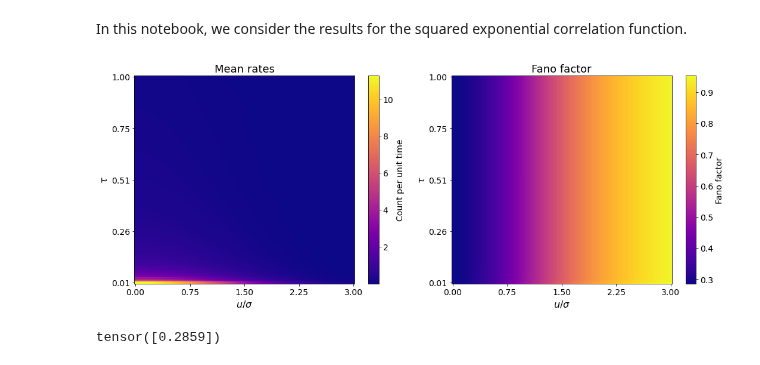
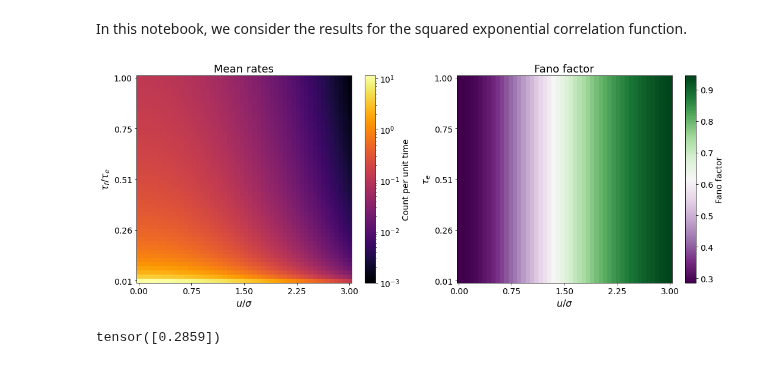
Before and after one commit to shivangrawat/gaussian-crossings, a Jupyter notebook: examples/squared_exponential.ipynb, the cells around one changed output. Saved outputs shown, nothing was run; the diff lists cells and outputs as text; code cells hidden in the pictures.

```diff
--- a/examples/squared_exponential.ipynb
+++ b/examples/squared_exponential.ipynb
@@ -12,11 +14,11 @@ import gaussian_crossings as gc
 T = 100.0    # Total simulation time (e.g., 10 time units)
 sigma = 1.0 # Standard deviation (amplitude) of the process
 # %%
-num_points_taus = 100
+num_points_taus = 50
 taus = torch.linspace(0.01, 1.0, num_points_taus)
 
-num_points_zeta = 100
-zeta = torch.linspace(0.0, sigma * 3.0, num_points_zeta) / sigma
+num_points_zeta = 50
+zeta = torch.linspace(0.0, 3.0, num_points_zeta)
 
 mean_rates = torch.zeros(num_points_taus, num_points_zeta)
 fano_factors = torch.zeros(num_points_taus, num_points_zeta)
@@ -25,7 +27,7 @@ for i in range(num_points_taus):
     for j in range(num_points_zeta):
         u = zeta[j] * sigma
         tau = taus[i]
-        model = gc.GaussianUpCrossings(r_func=gc.r_squared_exp, u=u, tau=tau, sigma=sigma)
+        model = gc.GaussianUpCrossingsDimless(r_func=gc.r_squared_exp, u=u, tau=tau, sigma=sigma)
         mean_rates[i, j] = model.upcrossing_mean_rate()
         fano_factors[i, j] = model.upcrossing_fano_factor_CLT(epsilon_left=1e-2, epsilon_right=1e-5)
 # %%
@@ -57,7 +59,8 @@ taus_edges = compute_edges(taus)
 # -----------------------
 # Plotting parameters
 # -----------------------
-cmap = 'plasma'
+cmap_mean = 'inferno'
+cmap_fano = 'PRGn'
 label_fontsize = 16
 tick_fontsize = 14
 title_fontsize = 18
@@ -70,48 +73,54 @@ y_ticks = np.linspace(taus.min(), taus.max(), num_ticks)
 
 # -----------------------
 # Create the figure and subplots
-# -----------------------
+
 fig, axes = plt.subplots(1, 2, figsize=(15, 6))
 
-# -----------------------
-# Left subplot: Mean Rates
-# -----------------------
-pc0 = axes[0].pcolormesh(zeta_edges, taus_edges, mean_rates, shading='auto', cmap=cmap)
+# ---- Left subplot: Mean Rates with Linear Scale ----
+# Set a small threshold epsilon for the lower bound (adjust as needed)
+epsilon = 1e-3
+# Clip the data so that no value is below epsilon
+adjusted_mean_rates = np.clip(mean_rates, epsilon, None)
+# Set up LogNorm with vmin set to epsilon and vmax as the maximum of the adjusted data
+log_norm = LogNorm(vmin=epsilon, vmax=adjusted_mean_rates.max())
+
+pc0 = axes[0].pcolormesh(zeta_edges, taus_edges, adjusted_mean_rates, shading='auto',
+                         cmap=cmap_mean, norm=log_norm)
 cbar0 = fig.colorbar(pc0, ax=axes[0])
 cbar0.set_label("Count per unit time", fontsize=cbar_labelsize)
 cbar0.ax.tick_params(labelsize=tick_fontsize)
 
 axes[0].set_xlabel(r'$u/\sigma$', fontsize=label_fontsize)
-axes[0].set_ylabel(r'$\tau$', fontsize=label_fontsize)
+axes[0].set_ylabel(r'$\tau_f/\tau_e$', fontsize=label_fontsize)
 axes[0].set_title('Mean rates', fontsize=title_fontsize)
-# Set independent ticks
 axes[0].set_xticks(x_ticks)
 axes[0].set_yticks(y_ticks)
 axes[0].set_xticklabels([f"{val:.2f}" for val in x_ticks], fontsize=tick_fontsize)
 axes[0].set_yticklabels([f"{val:.2f}" for val in y_ticks], fontsize=tick_fontsize)
 
 # -----------------------
 # Right subplot: Fano Factors
 # -----------------------
-pc1 = axes[1].pcolormesh(zeta_edges, taus_edges, fano_factors, shading='auto', cmap=cmap)
+# Plot Fano factors on a linear scale
+pc1 = axes[1].pcolormesh(zeta_edges, taus_edges, fano_factors, shading='auto',
+                         cmap=cmap_fano)
 cbar1 = fig.colorbar(pc1, ax=axes[1])
 cbar1.set_label("Fano factor", fontsize=cbar_labelsize)
 cbar1.ax.tick_params(labelsize=tick_fontsize)
 
 axes[1].set_xlabel(r'$u/\sigma$', fontsize=label_fontsize)
-axes[1].set_ylabel(r'$\tau$', fontsize=label_fontsize)
+axes[1].set_ylabel(r'$\tau_e$', fontsize=label_fontsize)
 axes[1].set_title('Fano factor', fontsize=title_fontsize)
-# Set independent ticks
 axes[1].set_xticks(x_ticks)
 axes[1].set_yticks(y_ticks)
 axes[1].set_xticklabels([f"{val:.2f}" for val in x_ticks], fontsize=tick_fontsize)
 axes[1].set_yticklabels([f"{val:.2f}" for val in y_ticks], fontsize=tick_fontsize)
 
+
 plt.tight_layout()
-plt.savefig('../figures/squared_exp.png')
 plt.show()
 # %% [output]
-[figure, old version]
+[figure, new version]
 # %%
 model = gc.GaussianUpCrossings(r_func=gc.r_squared_exp, u=0.0, tau=1.0, sigma=sigma)
 print(model.upcrossing_fano_factor_CLT(epsilon_left=1e-2, epsilon_right=1e-5))
```
Also changed, not shown: parts of 1 cell of this notebook, 3 other files.
